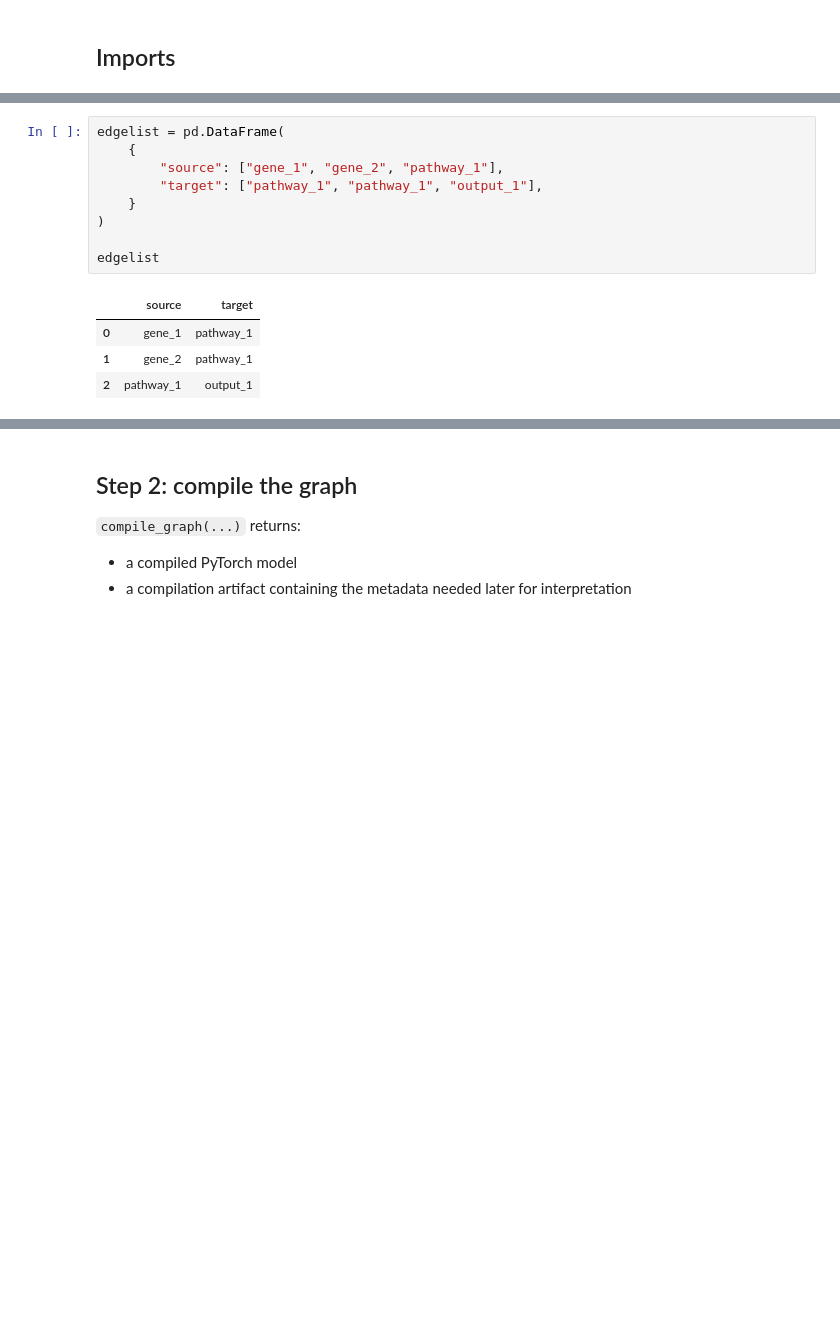
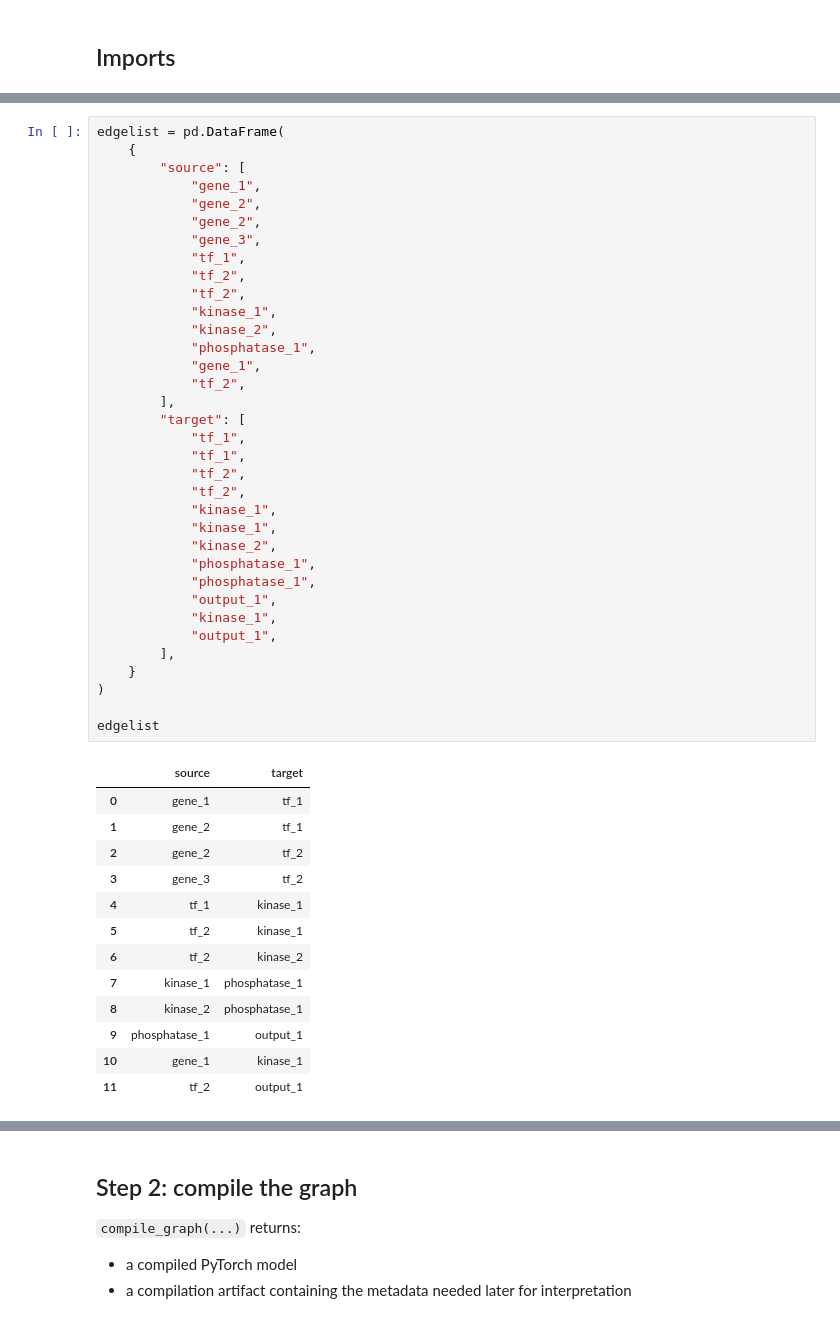
Before and after one commit to Thomas-Rauter/edge2torch, a Jupyter notebook: docs/getting-started.ipynb, the cells around one changed output, grey strips where cells are left out. Saved outputs shown, nothing was run; the diff lists cells and outputs as text; blank space fills up the shorter version.

```diff
--- a/docs/getting-started.ipynb
+++ b/docs/getting-started.ipynb
@@ -50,14 +75,49 @@ pathway node, and one output node.
 # %%
 edgelist = pd.DataFrame(
     {
-        "source": ["gene_1", "gene_2", "pathway_1"],
-        "target": ["pathway_1", "pathway_1", "output_1"],
+        "source": [
+            "gene_1",
+            "gene_2",
+            "gene_2",
+            "gene_3",
+            "tf_1",
+            "tf_2",
+            "tf_2",
+            "kinase_1",
+            "kinase_2",
+            "phosphatase_1",
+            "gene_1",
+            "tf_2",
+        ],
+        "target": [
+            "tf_1",
+            "tf_1",
+            "tf_2",
+            "tf_2",
+            "kinase_1",
+            "kinase_1",
+            "kinase_2",
+            "phosphatase_1",
+            "phosphatase_1",
+            "output_1",
+            "kinase_1",
+            "output_1",
+        ],
     }
 )
 
 edgelist
 # %% [output]
 |  | source | target |
-| 0 | gene_1 | pathway_1 |
-| 1 | gene_2 | pathway_1 |
-| 2 | pathway_1 | output_1 |
+| 0 | gene_1 | tf_1 |
+| 1 | gene_2 | tf_1 |
+| 2 | gene_2 | tf_2 |
+| 3 | gene_3 | tf_2 |
+| 4 | tf_1 | kinase_1 |
+| 5 | tf_2 | kinase_1 |
+| 6 | tf_2 | kinase_2 |
+| 7 | kinase_1 | phosphatase_1 |
+| 8 | kinase_2 | phosphatase_1 |
+| 9 | phosphatase_1 | output_1 |
+| 10 | gene_1 | kinase_1 |
+| 11 | tf_2 | output_1 |
```
Also changed, not shown: parts of 19 cells of this notebook, 8 other files.
